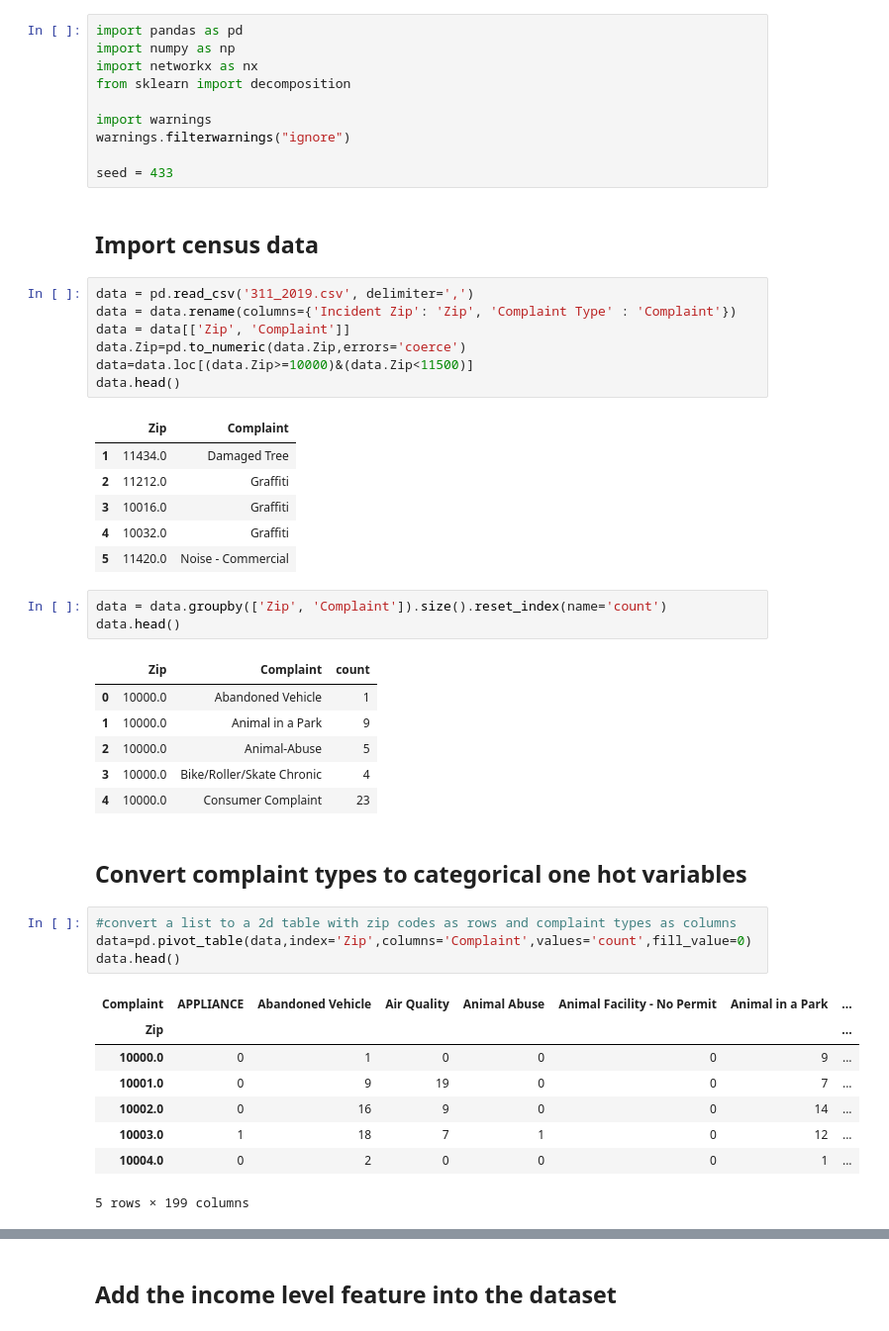
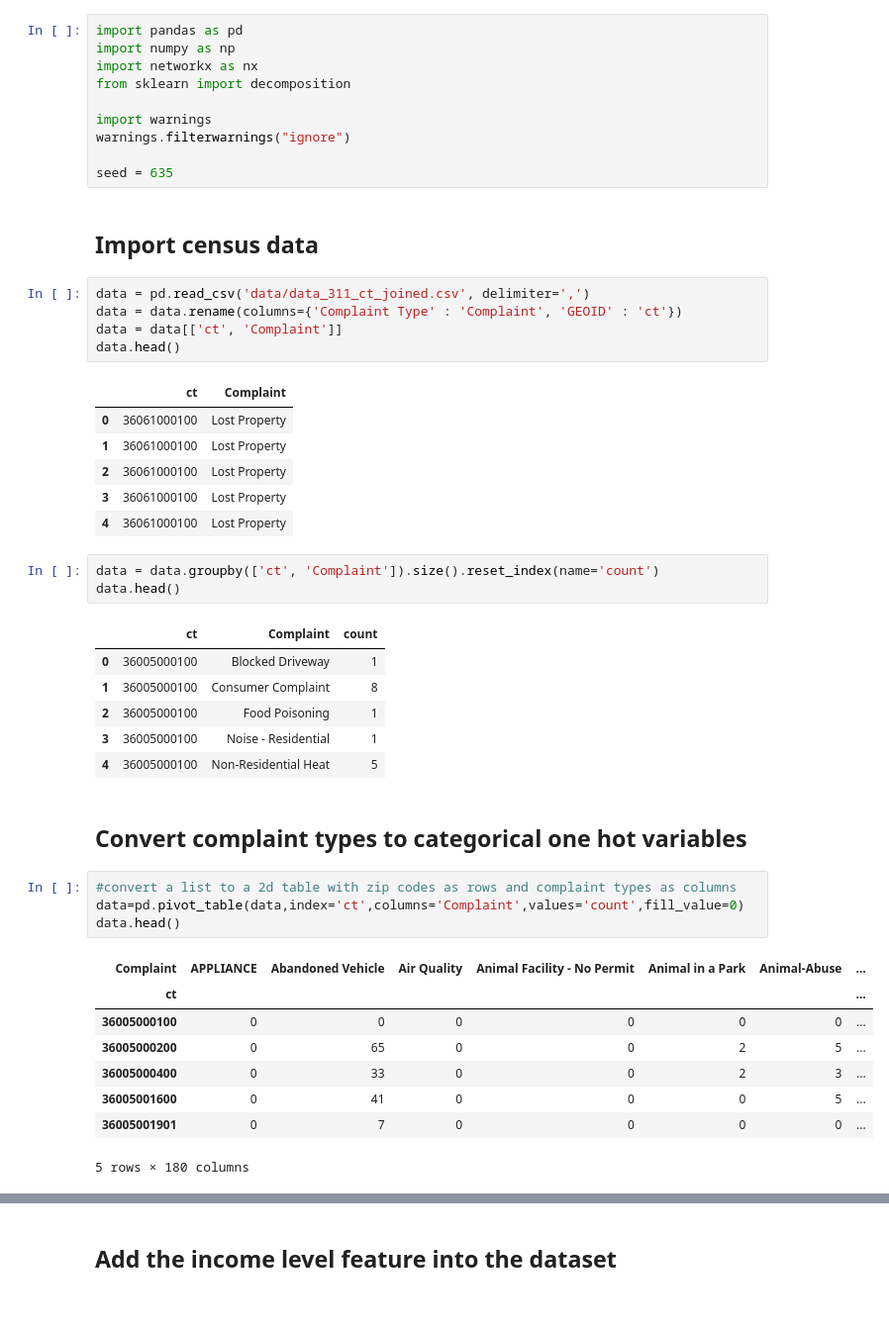
Before and after one commit to navpreetnp7/311_GNN, a Jupyter notebook: NYC 311 Socio-economic.ipynb, the cells around one changed output, grey strips where cells are left out. Shown: that part at 99% size. Saved outputs shown, nothing was run; the diff lists cells and outputs as text.

```diff
--- a/NYC 311 Socio-economic.ipynb
+++ b/NYC 311 Socio-economic.ipynb
@@ -7,46 +7,44 @@ from sklearn import decomposition
 import warnings
 warnings.filterwarnings("ignore")
 
-seed = 433
+seed = 635
 # %% [markdown]
 ## Import census data
 # %%
-data = pd.read_csv('311_2019.csv', delimiter=',')
-data = data.rename(columns={'Incident Zip': 'Zip', 'Complaint Type' : 'Complaint'})
-data = data[['Zip', 'Complaint']]
-data.Zip=pd.to_numeric(data.Zip,errors='coerce')
-data=data.loc[(data.Zip>=10000)&(data.Zip<11500)]
+data = pd.read_csv('data/data_311_ct_joined.csv', delimiter=',')
+data = data.rename(columns={'Complaint Type' : 'Complaint', 'GEOID' : 'ct'})
+data = data[['ct', 'Complaint']]
 data.head()
 # %% [output]
-|  | Zip | Complaint |
-| 1 | 11434.0 | Damaged Tree |
-| 2 | 11212.0 | Graffiti |
-| 3 | 10016.0 | Graffiti |
-| 4 | 10032.0 | Graffiti |
-| 5 | 11420.0 | Noise - Commercial |
+|  | ct | Complaint |
+| 0 | 36061000100 | Lost Property |
+| 1 | 36061000100 | Lost Property |
+| 2 | 36061000100 | Lost Property |
+| 3 | 36061000100 | Lost Property |
+| 4 | 36061000100 | Lost Property |
 # %%
-data = data.groupby(['Zip', 'Complaint']).size().reset_index(name='count')
+data = data.groupby(['ct', 'Complaint']).size().reset_index(name='count')
 data.head()
 # %% [output]
-|  | Zip | Complaint | count |
-| 0 | 10000.0 | Abandoned Vehicle | 1 |
-| 1 | 10000.0 | Animal in a Park | 9 |
-| 2 | 10000.0 | Animal-Abuse | 5 |
-| 3 | 10000.0 | Bike/Roller/Skate Chronic | 4 |
-| 4 | 10000.0 | Consumer Complaint | 23 |
+|  | ct | Complaint | count |
+| 0 | 36005000100 | Blocked Driveway | 1 |
+| 1 | 36005000100 | Consumer Complaint | 8 |
+| 2 | 36005000100 | Food Poisoning | 1 |
+| 3 | 36005000100 | Noise - Residential | 1 |
+| 4 | 36005000100 | Non-Residential Heat | 5 |
 # %% [markdown]
 ## Convert complaint types to categorical one hot variables
 # %%
 #convert a list to a 2d table with zip codes as rows and complaint types as columns
-data=pd.pivot_table(data,index='Zip',columns='Complaint',values='count',fill_value=0)
+data=pd.pivot_table(data,index='ct',columns='Complaint',values='count',fill_value=0)
 data.head()
 # %% [output]
-| Complaint | APPLIANCE | Abandoned Vehicle | Air Quality | Animal Abuse | Animal Facility - No Permit | Animal in a Park | ... |
-| Zip |  |  |  |  |  |  | ... |
-| 10000.0 | 0 | 1 | 0 | 0 | 0 | 9 | ... |
-| 10001.0 | 0 | 9 | 19 | 0 | 0 | 7 | ... |
-| 10002.0 | 0 | 16 | 9 | 0 | 0 | 14 | ... |
-| 10003.0 | 1 | 18 | 7 | 1 | 0 | 12 | ... |
-| 10004.0 | 0 | 2 | 0 | 0 | 0 | 1 | ... |
+| Complaint | APPLIANCE | Abandoned Vehicle | Air Quality | Animal Facility - No Permit | Animal in a Park | Animal-Abuse | ... |
+| ct |  |  |  |  |  |  | ... |
+| 36005000100 | 0 | 0 | 0 | 0 | 0 | 0 | ... |
+| 36005000200 | 0 | 65 | 0 | 0 | 2 | 5 | ... |
+| 36005000400 | 0 | 33 | 0 | 0 | 2 | 3 | ... |
+| 36005001600 | 0 | 41 | 0 | 0 | 0 | 5 | ... |
+| 36005001901 | 0 | 7 | 0 | 0 | 0 | 0 | ... |
-5 rows × 199 columns
+5 rows × 180 columns
 # %%
```
Also changed, not shown: parts of 45 cells of this notebook, 1 other file.
